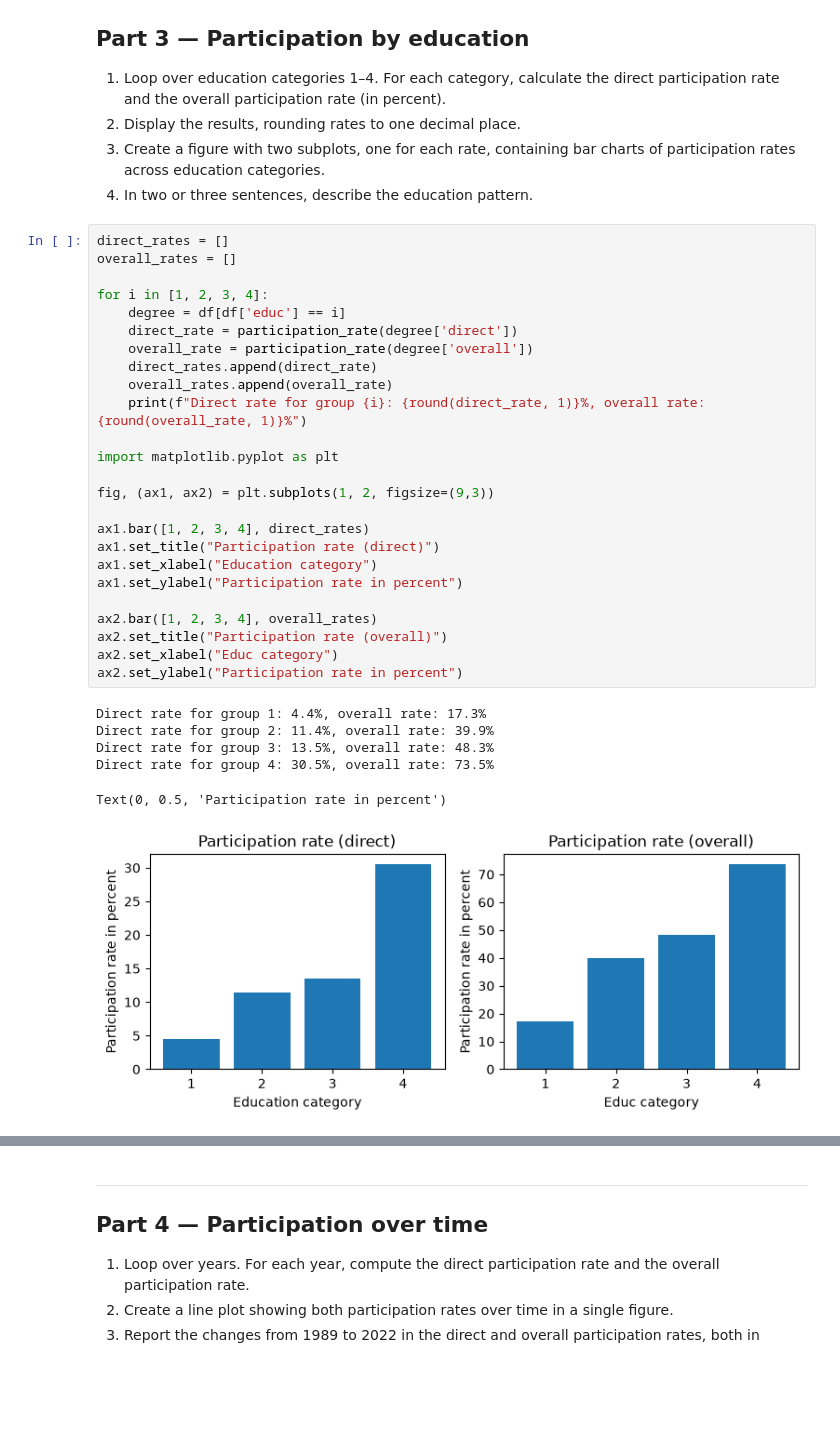
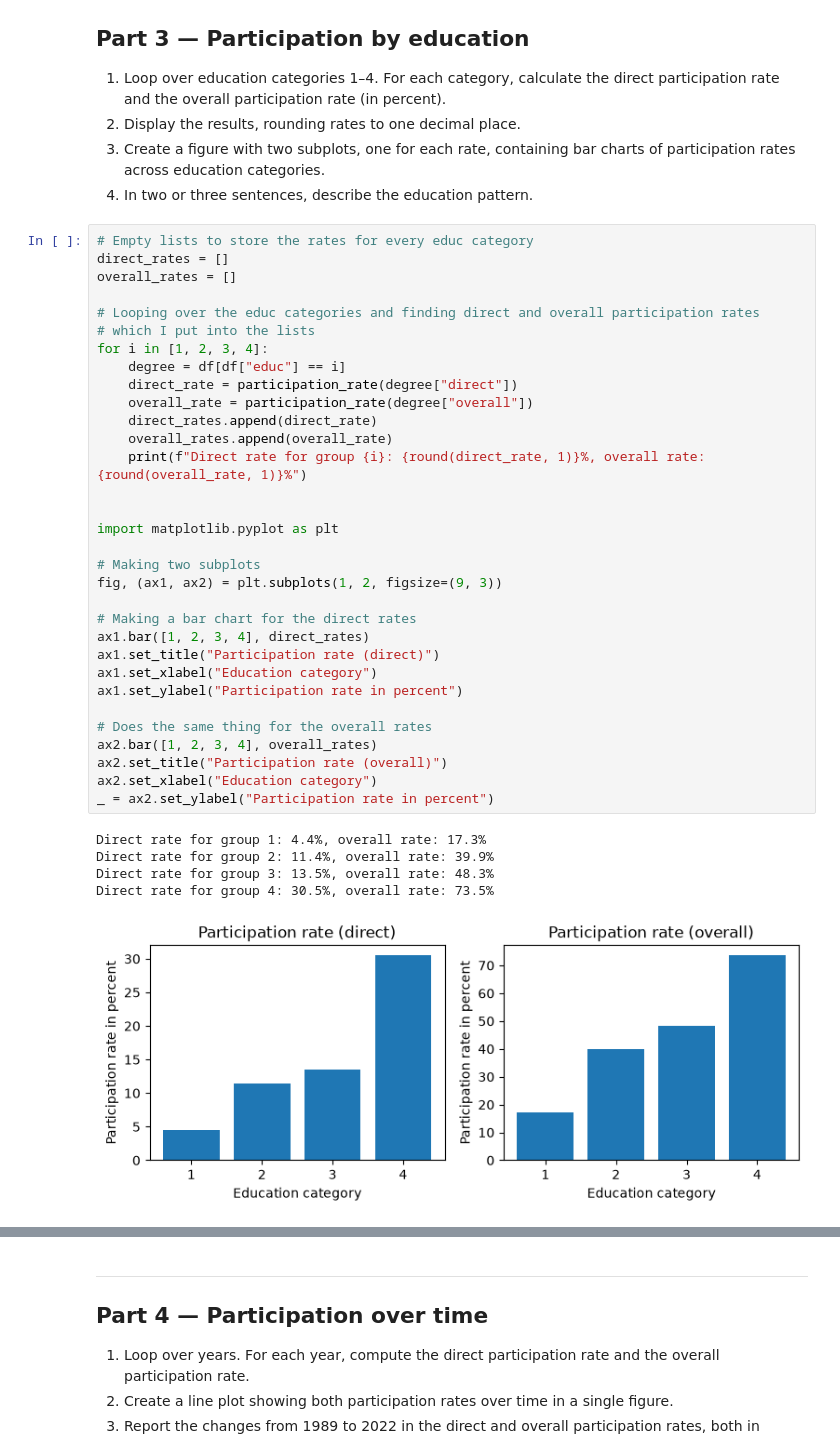
Before and after one commit to Snorre1001/TECH2_Assignment03, a Jupyter notebook: assignment3.ipynb, the cells around one changed output, grey strips where cells are left out. Drawn from its saved outputs; the diff is of its cells as text; blank space fills up the shorter version.

```diff
--- a/assignment3.ipynb
+++ b/assignment3.ipynb
@@ -191,34 +191,40 @@ The overall participation rate with the mean() method is 49.4%
    of participation rates across education categories.
 4. In two or three sentences, describe the education pattern.
 # %%
+# Empty lists to store the rates for every educ category
 direct_rates = []
 overall_rates = []
 
+# Looping over the educ categories and finding direct and overall participation rates
+# which I put into the lists
 for i in [1, 2, 3, 4]:
-    degree = df[df['educ'] == i]
-    direct_rate = participation_rate(degree['direct'])
-    overall_rate = participation_rate(degree['overall'])
+    degree = df[df["educ"] == i]
+    direct_rate = participation_rate(degree["direct"])
+    overall_rate = participation_rate(degree["overall"])
     direct_rates.append(direct_rate)
     overall_rates.append(overall_rate)
     print(f"Direct rate for group {i}: {round(direct_rate, 1)}%, overall rate: {round(overall_rate, 1)}%")
 
+
 import matplotlib.pyplot as plt
 
-fig, (ax1, ax2) = plt.subplots(1, 2, figsize=(9,3))
+# Making two subplots
+fig, (ax1, ax2) = plt.subplots(1, 2, figsize=(9, 3))
 
+# Making a bar chart for the direct rates
 ax1.bar([1, 2, 3, 4], direct_rates)
 ax1.set_title("Participation rate (direct)")
 ax1.set_xlabel("Education category")
 ax1.set_ylabel("Participation rate in percent")
 
+# Does the same thing for the overall rates
 ax2.bar([1, 2, 3, 4], overall_rates)
 ax2.set_title("Participation rate (overall)")
-ax2.set_xlabel("Educ category")
-ax2.set_ylabel("Participation rate in percent")
+ax2.set_xlabel("Education category")
+_ = ax2.set_ylabel("Participation rate in percent")
 # %% [output]
 Direct rate for group 1: 4.4%, overall rate: 17.3%
 Direct rate for group 2: 11.4%, overall rate: 39.9%
 Direct rate for group 3: 13.5%, overall rate: 48.3%
 Direct rate for group 4: 30.5%, overall rate: 73.5%
-Text(0, 0.5, 'Participation rate in percent')
-[figure, old version]
+[figure, new version]
```
Also changed, not shown: parts of 5 cells of this notebook.
